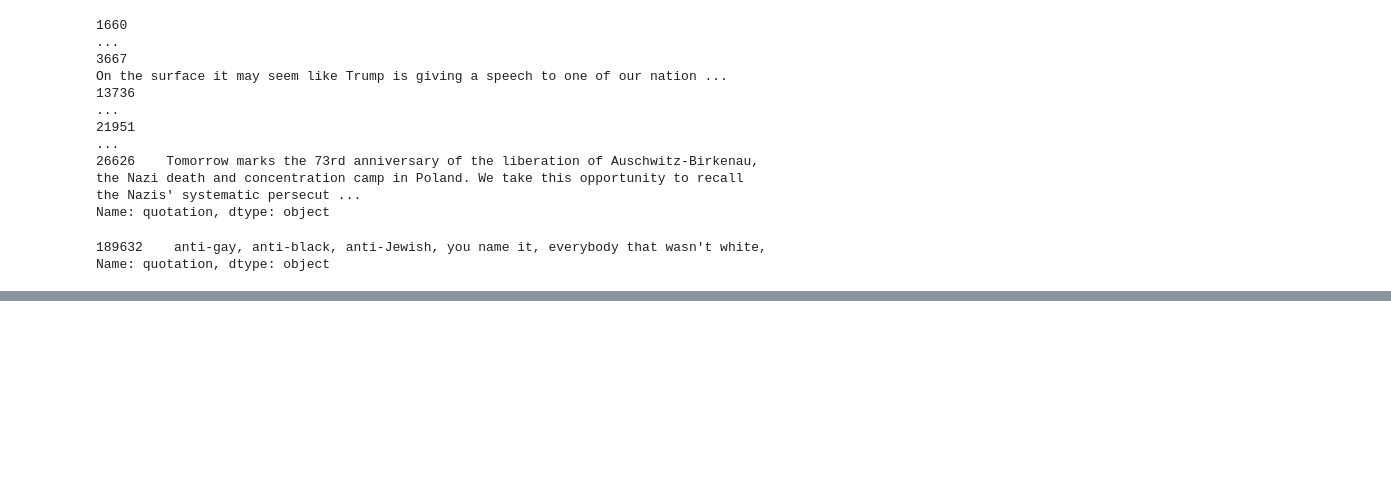
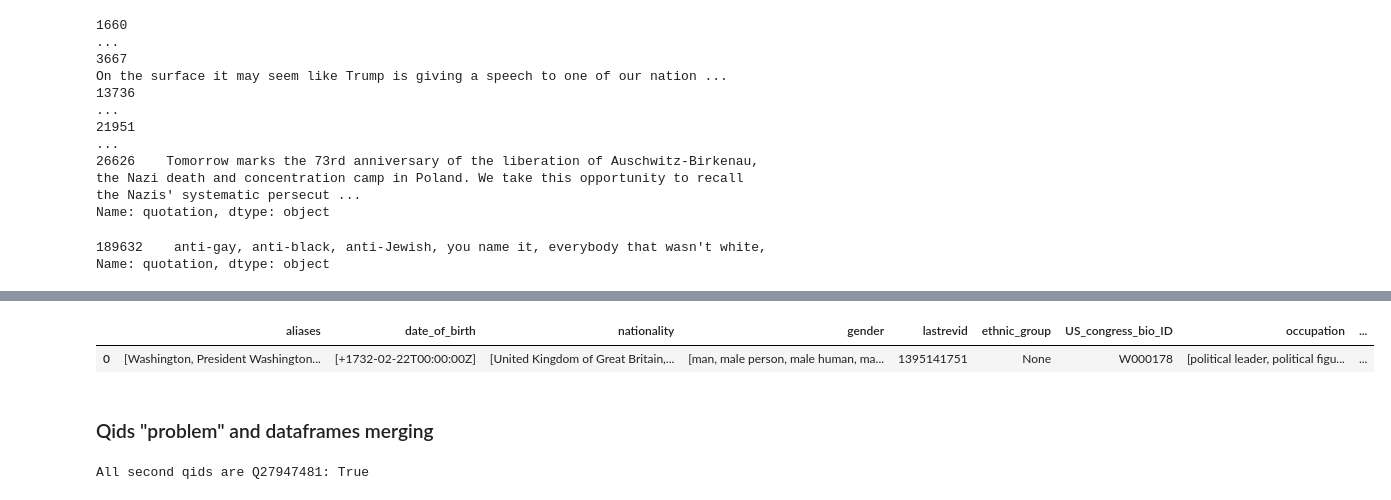
Before and after one commit to epfl-ada/ada-2021-project-acmu, a Jupyter notebook: project_notebook_Mihai.ipynb, the cells around one changed output, grey strips where cells are left out. Cells and saved outputs as stored; diff of their text form; code cells hidden in the pictures; blank space fills up the shorter version.

Commit message:
My first commit LOL

```diff
--- a/project_notebook.ipynb
+++ b/project_notebook_Mihai.ipynb
@@ -308,0 +353,22 @@ Name: quotation, dtype: object
+# %%
+def convert_qcodes_en(q_codes):
+  """
+  Function for transforming wikidata q codes into list of english aliases or
+  labels related to the specific q code. If list of q_codes is given aggregate
+  all the words corresponding to each code.
+  """
+  codes_values = []
+  if q_codes is not None:
+    for q_code in q_codes:
+      s = get_entity_dict_from_api(q_code)
+      s_value = []
+      if len(s.get('aliases', {}).get("en", [])) > 0:
+        s_value.extend([v["value"] for v in s['aliases']["en"]])
+      if s.get('labels', {}).get("en", {}) != dict():
+        s_value.append(s['labels']["en"]["value"])
+
+      codes_values.extend(s_value)
+  if len(codes_values) == 0:
+    return None
+
+  return codes_values
@@ -308,0 +385,22 @@ Name: quotation, dtype: object
+# %%
+# Small test for converting wikidata qcodes into words (just first 5 entries)
+# A new file should be created for this, because it takes too long to run it on the entire data every time
+new_wikidata = wikidata.iloc[:5].copy()
+for name in WIKIDATA_QCODES_COL:
+  new_wikidata[name] = new_wikidata[name].apply(convert_qcodes_en)
+# %%
+new_wikidata.head(1)
+# %% [output]
+|  | aliases | date_of_birth | nationality | gender | lastrevid | ethnic_group | US_congress_bio_ID | occupation | ... |
+| 0 | [Washington, President Washington... | [+1732-02-22T00:00:00Z] | [United Kingdom of Great Britain,... | [man, male person, male human, ma... | 1395141751 | None | W000178 | [political leader, political figu... | ... |
+# %% [markdown]
+### Qids "problem" and dataframes merging
+# %%
+# Get samples with multiple qids (the maximum number is 2)
+samples_with_multiple_qids = data.loc[data['qids'].apply(lambda x: len(x)) > 1]['qids']
+# Get the second qid from each sample
+samples_with_multiple_qids_1 = samples_with_multiple_qids.apply(lambda x: x[1])
+# Check that all second qids are in fact 'Q27947481'
+print("All second qids are Q27947481: {}".format(sum(samples_with_multiple_qids_1 == 'Q27947481') == samples_with_multiple_qids.count()))
+# %% [output]
+All second qids are Q27947481: True
```
Also changed, not shown: parts of 45 cells of this notebook.
